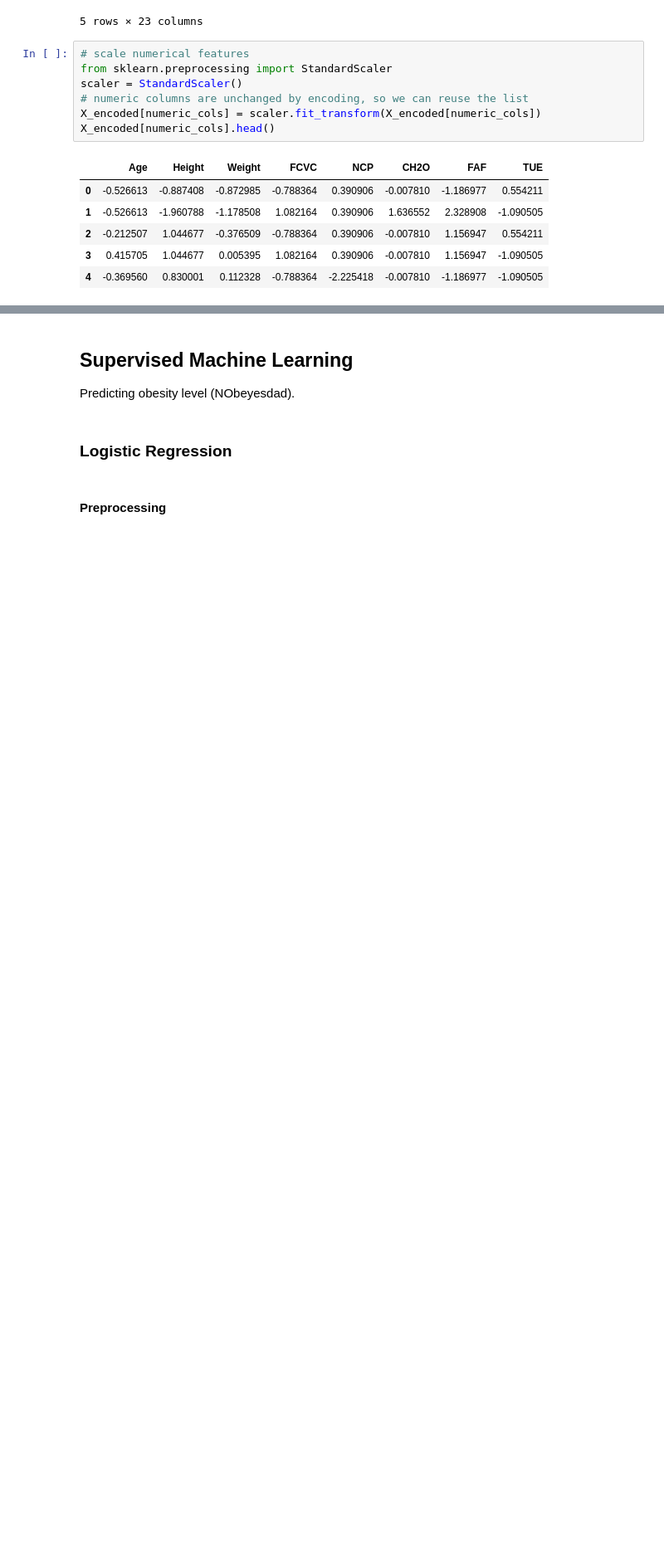
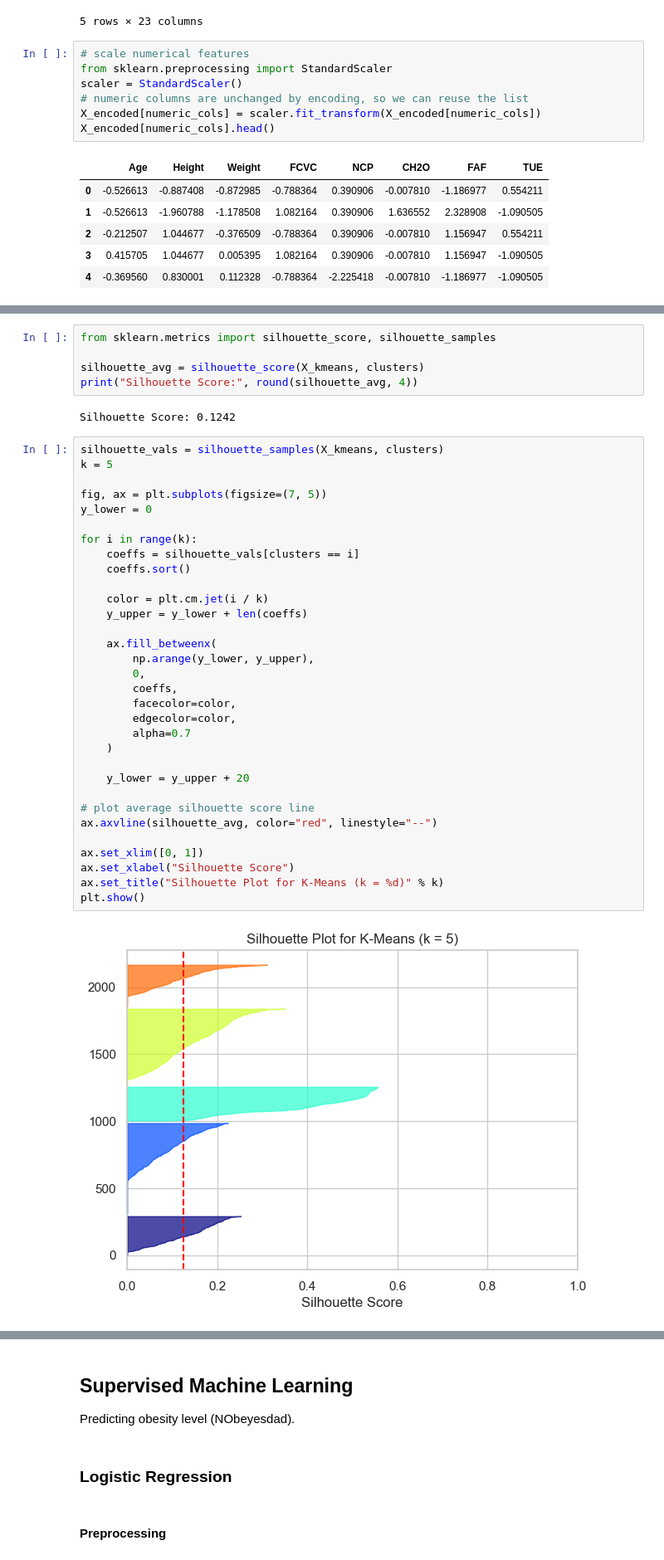
Before and after one commit to hassaanabbasi98/ProjectAAI-501-ObseityLevel-, a Jupyter notebook: full_analysis.ipynb, the cells around one changed output, grey strips where cells are left out. Shown at 83% size. Saved outputs shown, nothing was run; the diff lists cells and outputs as text; blank space fills up the shorter version.

```diff
--- a/full_analysis.ipynb
+++ b/full_analysis.ipynb
@@ -263,0 +349,41 @@ X_encoded[numeric_cols].head()
+# %%
+from sklearn.metrics import silhouette_score, silhouette_samples
+
+silhouette_avg = silhouette_score(X_kmeans, clusters)
+print("Silhouette Score:", round(silhouette_avg, 4))
+# %% [output]
+Silhouette Score: 0.1242
+# %%
+silhouette_vals = silhouette_samples(X_kmeans, clusters)
+k = 5
+
+fig, ax = plt.subplots(figsize=(7, 5))
+y_lower = 0
+
+for i in range(k):
+    coeffs = silhouette_vals[clusters == i]
+    coeffs.sort()
+
+    color = plt.cm.jet(i / k)
+    y_upper = y_lower + len(coeffs)
+
+    ax.fill_betweenx(
+        np.arange(y_lower, y_upper),
+        0,
+        coeffs,
+        facecolor=color,
+        edgecolor=color,
+        alpha=0.7
+    )
+
+    y_lower = y_upper + 20
+
+# plot average silhouette score line
+ax.axvline(silhouette_avg, color="red", linestyle="--")
+
+ax.set_xlim([0, 1])
+ax.set_xlabel("Silhouette Score")
+ax.set_title("Silhouette Plot for K-Means (k = %d)" % k)
+plt.show()
+# %% [output]
+[figure, added]
```
Also changed, not shown: parts of 36 cells of this notebook.
